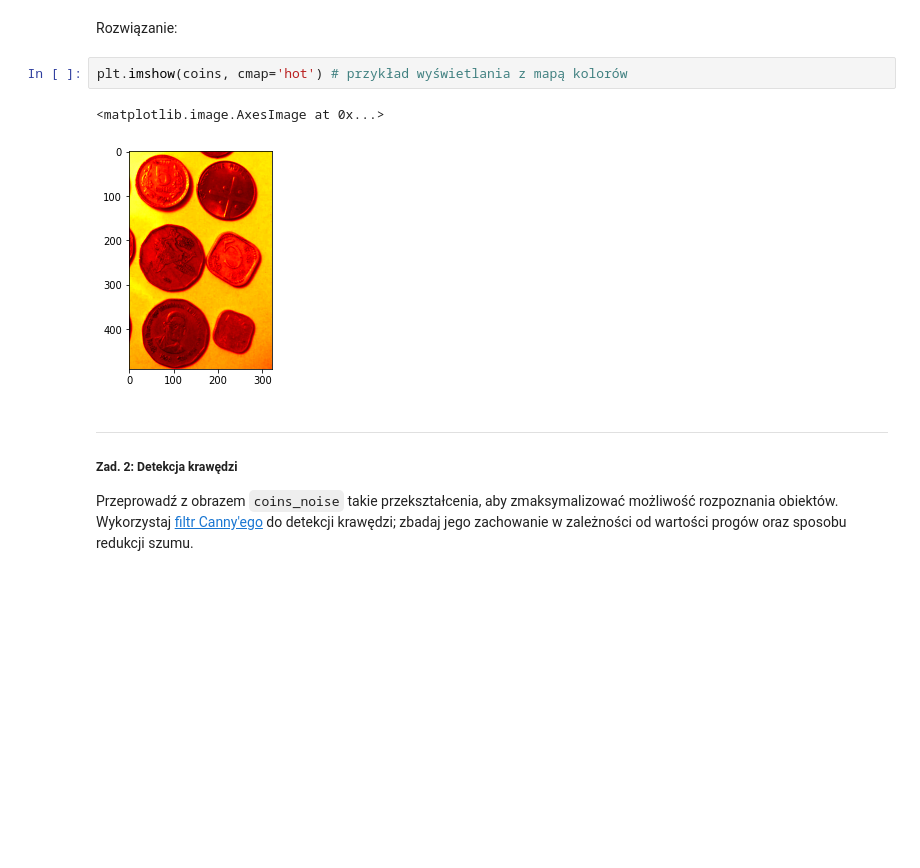
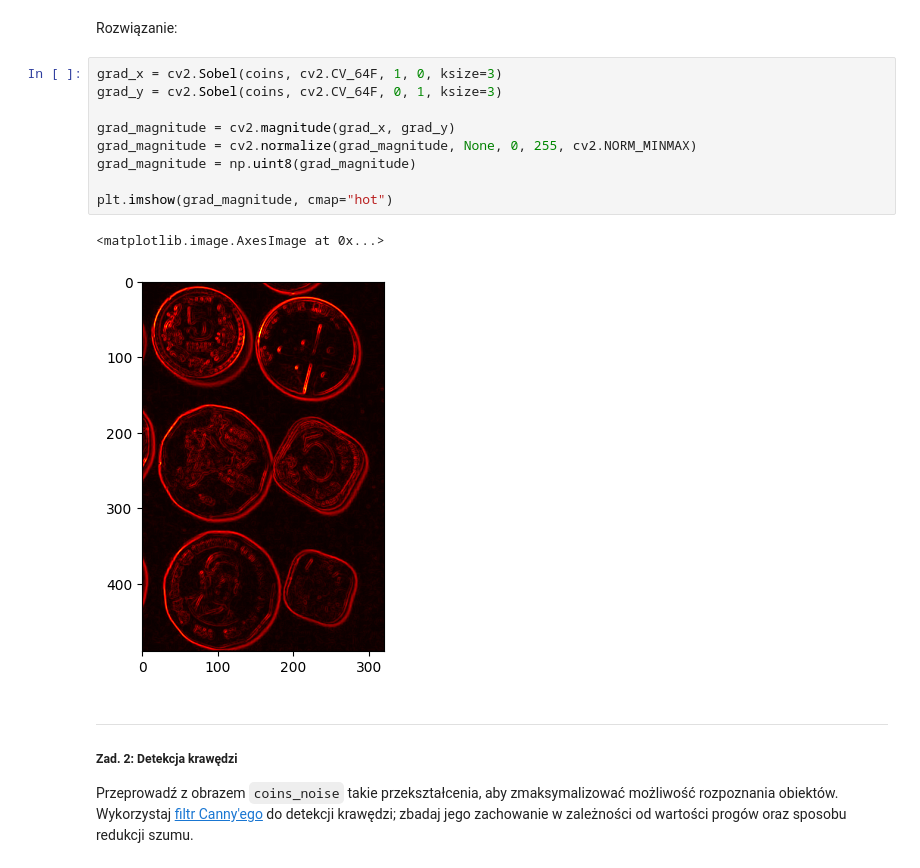
Before and after one commit to piotrdurniat/image-and-video-analysis-and-processing, a Jupyter notebook: lab3 - edge detection, histrogram operations/lab3.ipynb, the cells around one changed output. Drawn from its saved outputs; the diff is of its cells as text; blank space fills up the shorter version.

```diff
--- a/lab3 - edge detection, histrogram operations/lab3.ipynb
+++ b/lab3 - edge detection, histrogram operations/lab3.ipynb
@@ -21,10 +21,17 @@ Image.fromarray(coins)
 # %% [markdown]
 Rozwiązanie:
 # %%
-plt.imshow(coins, cmap='hot') # przykład wyświetlania z mapą kolorów
+grad_x = cv2.Sobel(coins, cv2.CV_64F, 1, 0, ksize=3)
+grad_y = cv2.Sobel(coins, cv2.CV_64F, 0, 1, ksize=3)
+
+grad_magnitude = cv2.magnitude(grad_x, grad_y)
+grad_magnitude = cv2.normalize(grad_magnitude, None, 0, 255, cv2.NORM_MINMAX)
+grad_magnitude = np.uint8(grad_magnitude)
+
+plt.imshow(grad_magnitude, cmap="hot")
 # %% [output]
 <matplotlib.image.AxesImage at 0x...>
-[figure, old version]
+[figure, new version]
 # %% [markdown]
 ---
 
```
Also changed, not shown: parts of 5 cells of this notebook, 1 other file.
